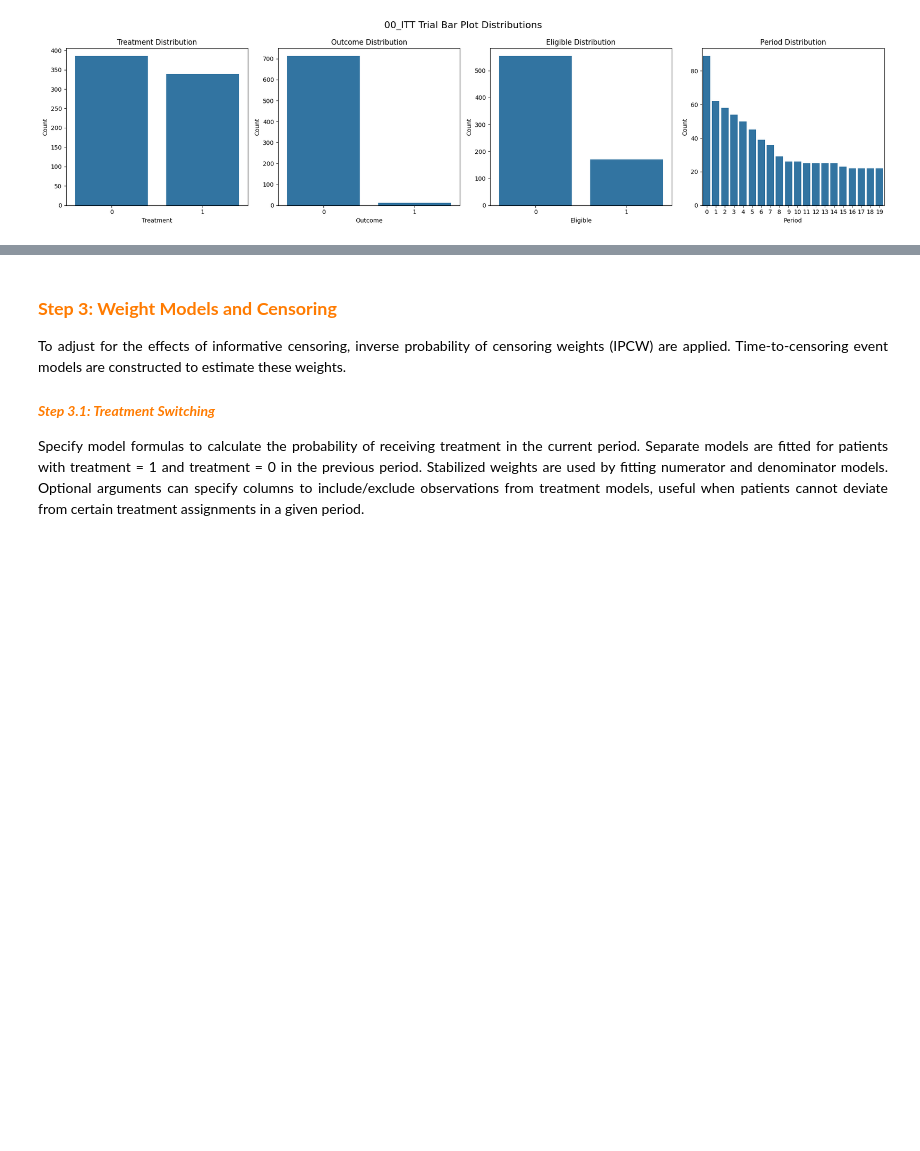
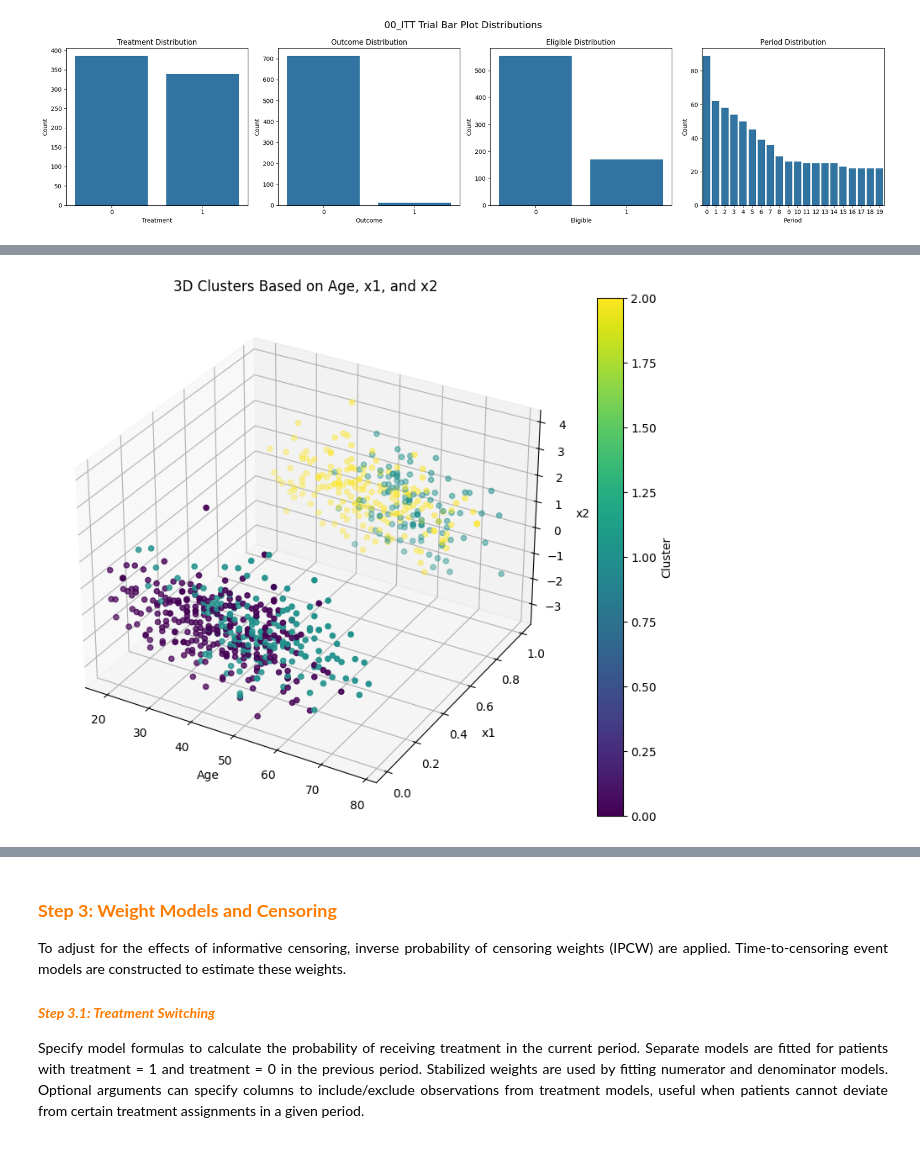
Before and after one commit to Bobberns/Target_Trial_Emulation, a Jupyter notebook: Python Codes/TTE-v2.ipynb, the cells around one changed output, grey strips where cells are left out. Drawn from its saved outputs; the diff is of its cells as text; code cells hidden in the pictures; blank space fills up the shorter version.

Commit message:
add: k-means clustering implemented after step 2 on loading and preparing the data

```diff
--- a/Python Codes/TTE-v2.ipynb
+++ b/Python Codes/TTE-v2.ipynb
@@ -202,0 +214,32 @@ plot_distributions(trial_itt, "00_ITT Trial Bar Plot Distributions", "../Dataset
+# %%
+# Step 1: Select features for clustering (e.g., age, x1, x2, x3, x4)
+features = ['age', 'x1', 'x2', 'x3', 'x4']
+X = data_censored[features].copy()
+
+# Step 2: Scale the features
+scaler = StandardScaler()
+X_scaled = scaler.fit_transform(X)
+
+# Step 3: Apply k-means clustering (e.g., 3 clusters)
+kmeans = KMeans(n_clusters=3, random_state=42)
+clusters = kmeans.fit_predict(X_scaled)
+
+# Step 4: Add cluster labels to the dataset
+data_censored['cluster'] = clusters
+
+# Step 5: Visualize clusters with 3D scatter plot
+fig = plt.figure(figsize=(10, 8))
+ax = fig.add_subplot(111, projection='3d')
+scatter = ax.scatter(data_censored['age'], data_censored['x1'], data_censored['x2'], c=data_censored['cluster'], cmap='viridis')
+ax.set_title('3D Clusters Based on Age, x1, and x2')
+ax.set_xlabel('Age')
+ax.set_ylabel('x1')
+ax.set_zlabel('x2')
+plt.colorbar(scatter, label='Cluster')
+plt.show()
+
+# Step 6: Proceed with trial setup using the updated data
+trial_pp = {}
+trial_pp = set_data(trial_pp, data=data_censored, id_col="id", period_col="period", treatment_col="treatment", outcome_col="outcome", eligible_col="eligible")
+# %% [output]
+[figure, added]
```
Also changed, not shown: parts of 5 cells of this notebook, 2 other files.
